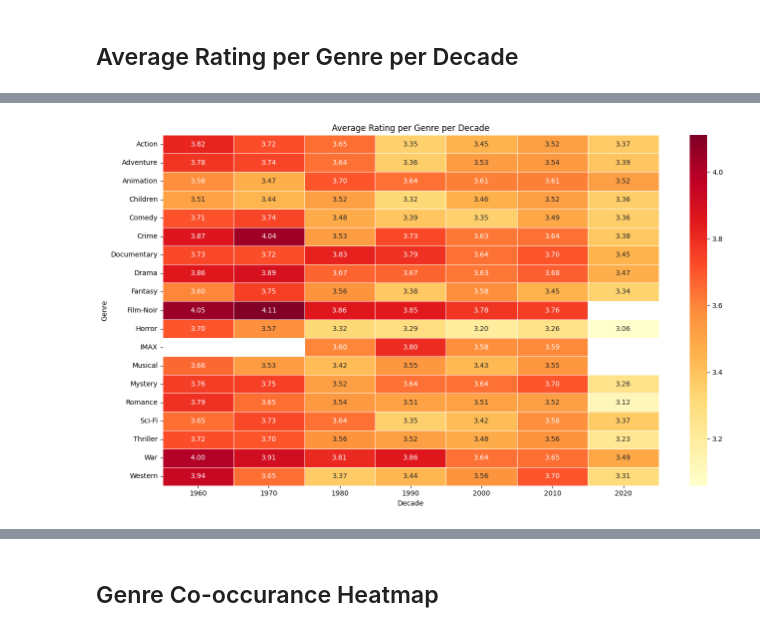
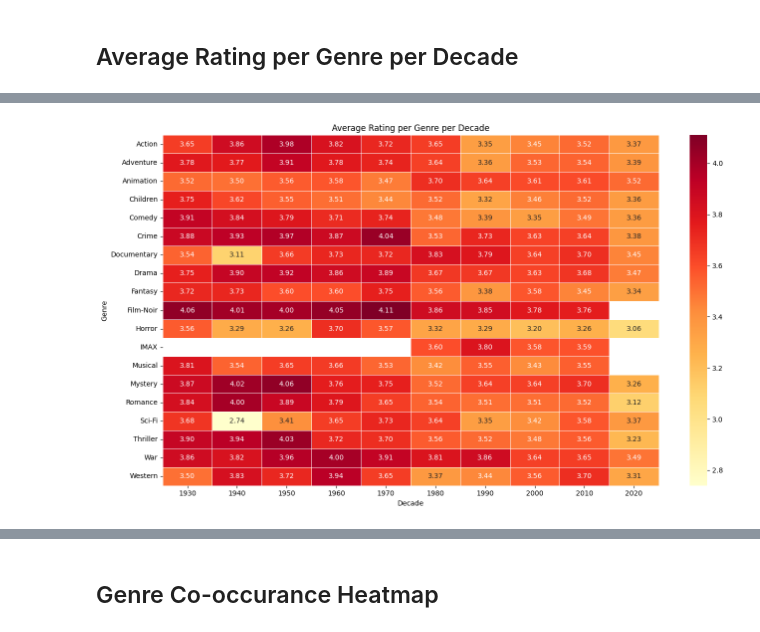
Before and after one commit to alexpanayi474/DSC511-MovieLens-Project, a Jupyter notebook: DSC_511_MovieLens.ipynb, the cells around one changed output, grey strips where cells are left out. Cells and saved outputs as stored; diff of their text form; code cells hidden in the pictures.

```diff
--- a/DSC_511_MovieLens.ipynb
+++ b/DSC_511_MovieLens.ipynb
@@ -747,32 +814,32 @@ rating_era.show(30)
 # %%
 from pyspark.sql.functions import floor, regexp_extract
 
 # Extract decade from release year (e.g. 1995 -> 1990s)
 # Use try_cast instead of cast to handle empty strings gracefully (returns null instead of error)
 genre_decade = movies_ratings_merged \
     .withColumn("release_year", regexp_extract(col("title"), r"\((\d{4})\)", 1)) \
     .filter(col("release_year") != "") \
     .withColumn("release_year", col("release_year").cast("int")) \
     .withColumn("decade", (floor(col("release_year") / 10) * 10).cast("int")) \
-    .filter((col("decade") >= 1960) & (col("decade") <= 2020)) \
+    .filter((col("decade") >= 1930) & (col("decade") <= 2020)) \
     .withColumn("genre", explode(split(col("genres"), "\\|"))) \
     .filter(col("genre") != "(no genres listed)") \
     .groupBy("decade", "genre") \
     .agg(round(avg("rating"), 2).alias("avg_rating"))
 
 # Convert to pandas and pivot for heatmap format
 genre_decade_pd = genre_decade.toPandas()
 pivot = genre_decade_pd.pivot(index="genre", columns="decade", values="avg_rating")
 
 import seaborn as sns
 
 plt.figure(figsize=(14, 8))
 sns.heatmap(pivot, annot=True, fmt=".2f", cmap="YlOrRd", linewidths=0.5)
 plt.title("Average Rating per Genre per Decade")
 plt.xlabel("Decade")
 plt.ylabel("Genre")
 plt.tight_layout()
 plt.show()
 # %% [output]
-[figure, old version]
+[figure, new version]
 # %% [markdown]
```
Also changed, not shown: parts of 12 cells of this notebook.
